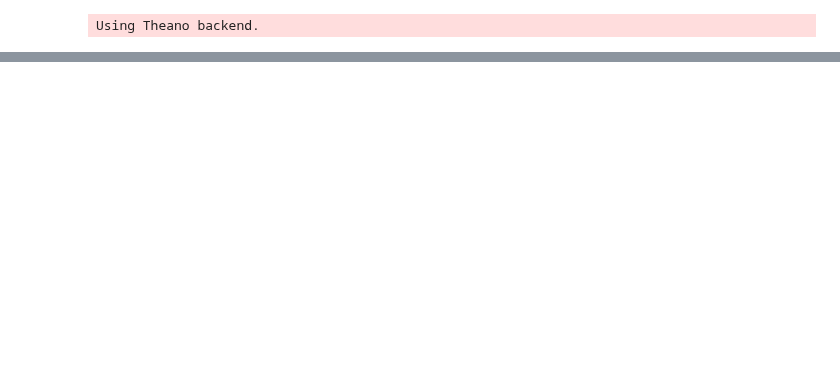
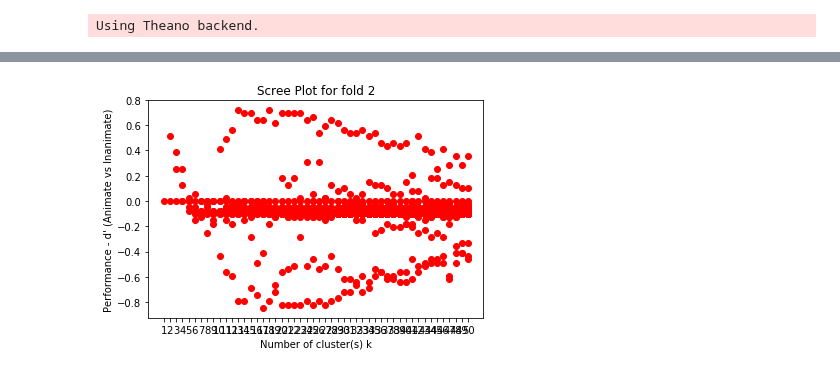
Before and after one commit to SNaGLab/Cognitive-Parcellation, a Jupyter notebook: code/models/alexnet_step_1.ipynb, the cells around one changed output, grey strips where cells are left out. Cells and saved outputs as stored; diff of their text form; code cells hidden in the pictures; blank space fills up the shorter version.

```diff
--- a/code/models/alexnet_step_1.ipynb
+++ b/code/models/alexnet_step_1.ipynb
@@ -723,21 +736,23 @@ plt.savefig('../../results/scree/results_fold_'+str(f)+'.svg', format='svg', dpi
 # %%
 f = 2
 clf_result = result[f]
 
 
 plt.figure(1)
-X = range(1,31,1)
+X = range(1,51,1)
 for cl in X:
     i = 0
     for item in clf_result[cl].keys():
         plt.plot(cl,clf_result[cl][item],'ro')
         i += 1
 
 plt.xticks(X)
 plt.xlabel('Number of cluster(s) k')
 plt.ylabel("Performance - d' (Animate vs Inanimate)")
 plt.title('Scree Plot for fold '+ str(f))
 plt.savefig('../../results/scree/results_fold_'+str(f)+'.svg', format='svg', dpi=1200)
+# %% [output]
+[figure, added]
 # %%
 f = 3
 clf_result = result[f]
```
Also changed, not shown: parts of 10 cells of this notebook, 5 other files.
